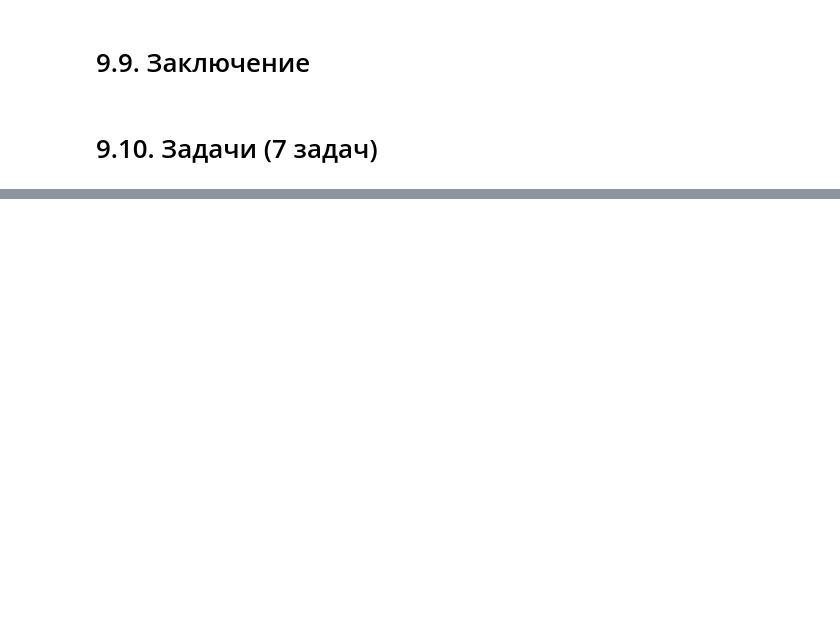
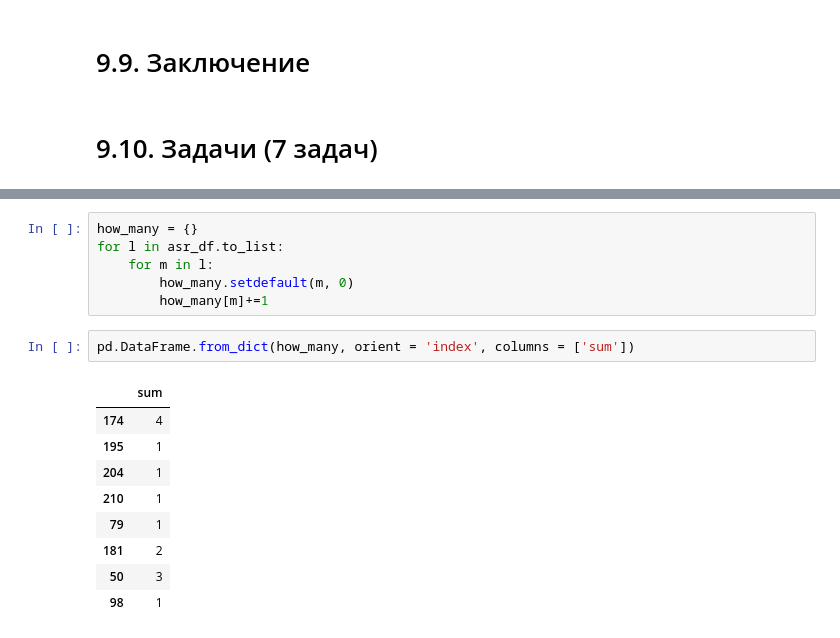
Before and after one commit to IvanRumyantsev/Skillfactory_DST_10, a Jupyter notebook: Юнит 7. Machine Learning в продакшн/ML-9. Рекомендательные системы в МО/ML-9. Рекомендательные системы в МО.ipynb, the cells around one changed output, grey strips where cells are left out. Drawn from its saved outputs; the diff is of its cells as text; blank space fills up the shorter version.

```diff
--- a/Юнит 7. Machine Learning в продакшн/ML-9. Рекомендательные системы в МО/ML-9. Рекомендательные системы в МО.ipynb
+++ b/Юнит 7. Machine Learning в продакшн/ML-9. Рекомендательные системы в МО/ML-9. Рекомендательные системы в МО.ipynb
@@ -534,0 +906,18 @@ array(['High Fidelity', 'American Beauty', 'Clerks',
+# %%
+how_many = {}
+for l in asr_df.to_list:
+    for m in l:
+        how_many.setdefault(m, 0)
+        how_many[m]+=1
+# %%
+pd.DataFrame.from_dict(how_many, orient = 'index', columns = ['sum'])
+# %% [output]
+|  | sum |
+| 174 | 4 |
+| 195 | 1 |
+| 204 | 1 |
+| 210 | 1 |
+| 79 | 1 |
+| 181 | 2 |
+| 50 | 3 |
+| 98 | 1 |
```
Also changed, not shown: parts of 74 cells of this notebook, 1 other file.
